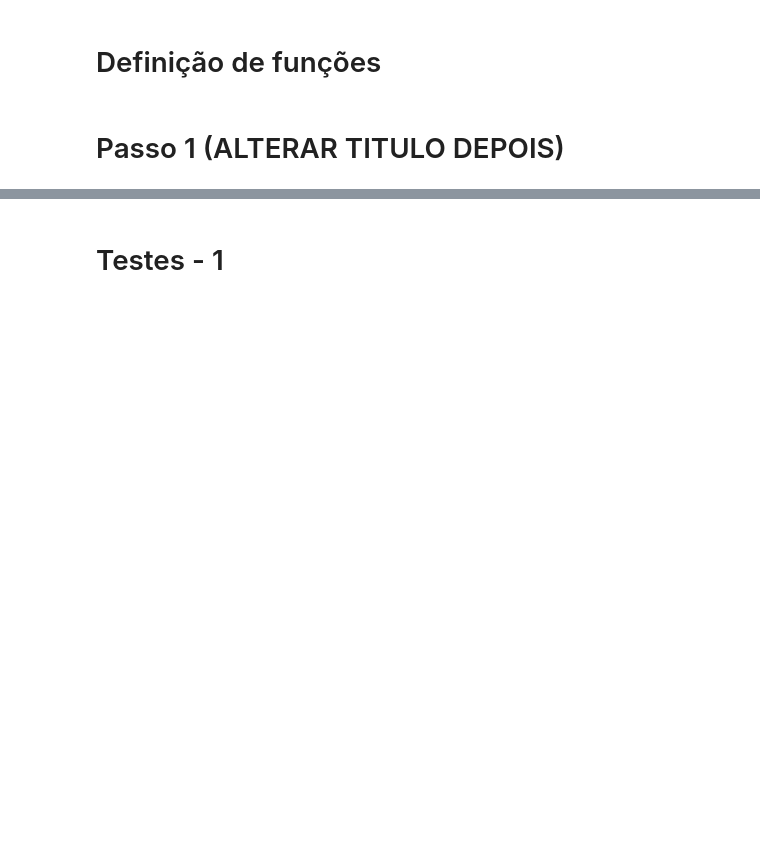
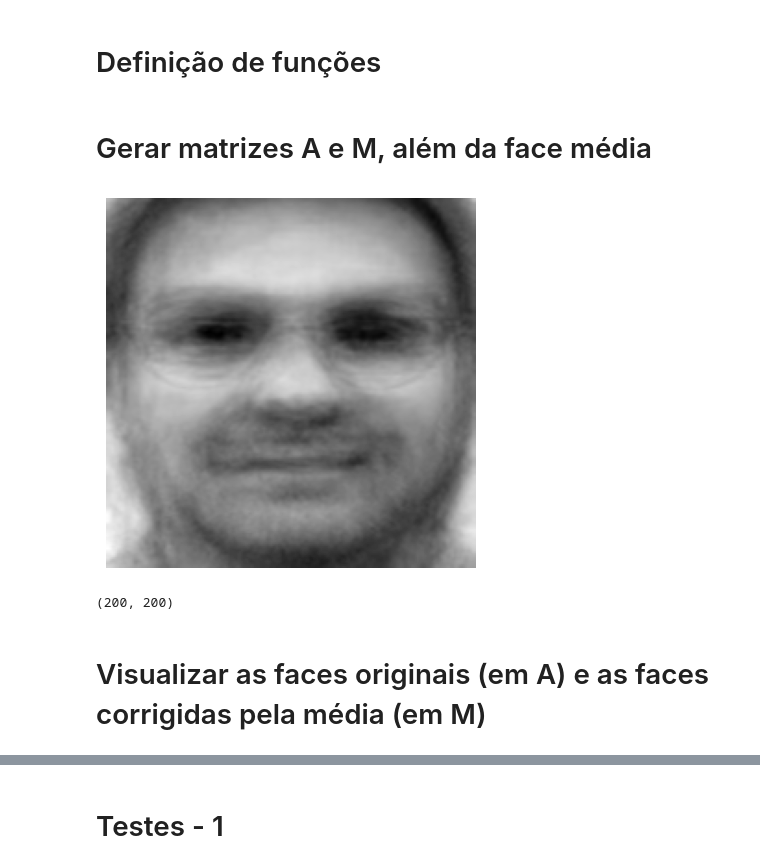
Before and after one commit to Gustavo-Murilo/Eigenfaces_EMAP, a Jupyter notebook: main_eigenfaces.ipynb, the cells around one changed output, grey strips where cells are left out. Saved outputs shown, nothing was run; the diff lists cells and outputs as text; code cells hidden in the pictures; blank space fills up the shorter version.

```diff
--- a/main_eigenfaces.ipynb
+++ b/main_eigenfaces.ipynb
@@ -14,6 +14,6 @@ from typing import Iterable
 # %%
-m = 500 # altura da imagem
-n = 500 # largura da imagem
+m = 200 # altura da imagem
+n = 200 # largura da imagem
 DIMENSAO_IMAGEM = (m, n)
 # %% [markdown]
 # Definição de funções
@@ -27,17 +27,18 @@ def tratar_imagem(caminho: str) -> np.ndarray :
     imagem = imagem.convert('L')
 
     # Converte a imagem para um vetor
-    imagem = np.array(imagem)
+    vetor_imagem = np.array(imagem)
     # Torna o vetor unidmentsinal e o normaliza
-    imagem = imagem.flatten() / 255
+    vetor_imagem = vetor_imagem.flatten() / 255
 
-    return imagem
+    return vetor_imagem
 
 
 def exibir_imagem(vetor_imagem: np.ndarray) -> None :
     # Transforma o vetor unidmensional em uma matriz (m x n)
     imagem = np.resize(vetor_imagem, DIMENSAO_IMAGEM)
 
+    # Configurações para a plotagem da imagem
     plot = plt.imshow(imagem, cmap='gray')
     plt.axis('off')
     plt.show()
@@ -58,5 +59,21 @@ def varrer_banco_imagens(caminho: str) -> np.ndarray :
     matriz_imagens = np.array(banco_imagens)
 
     return matriz_imagens
+# %% [markdown]
+# Gerar matrizes A e M, além da face média
+# %%
+# Matriz A(mn x q) na qual as colunas são as faces do banco de imagens
+A = varrer_banco_imagens('banco_imagens/*')
+
+# Vetor f(mn x 1) com a média dos valores de A, ou seja, a face média
+f_face_media = np.mean(A, axis=0)
+
+# Matriz M(mn x q) de média corrigida
+M = A - f_face_media
+# %%
+exibir_imagem(f_face_media)
+# %% [output]
+[figure, added]
+(200, 200)
 # %% [markdown]
-# Passo 1 (ALTERAR TITULO DEPOIS)
+# Visualizar as faces originais (em A) e as faces corrigidas pela média (em M)
```
Also changed, not shown: parts of 10 cells of this notebook.
